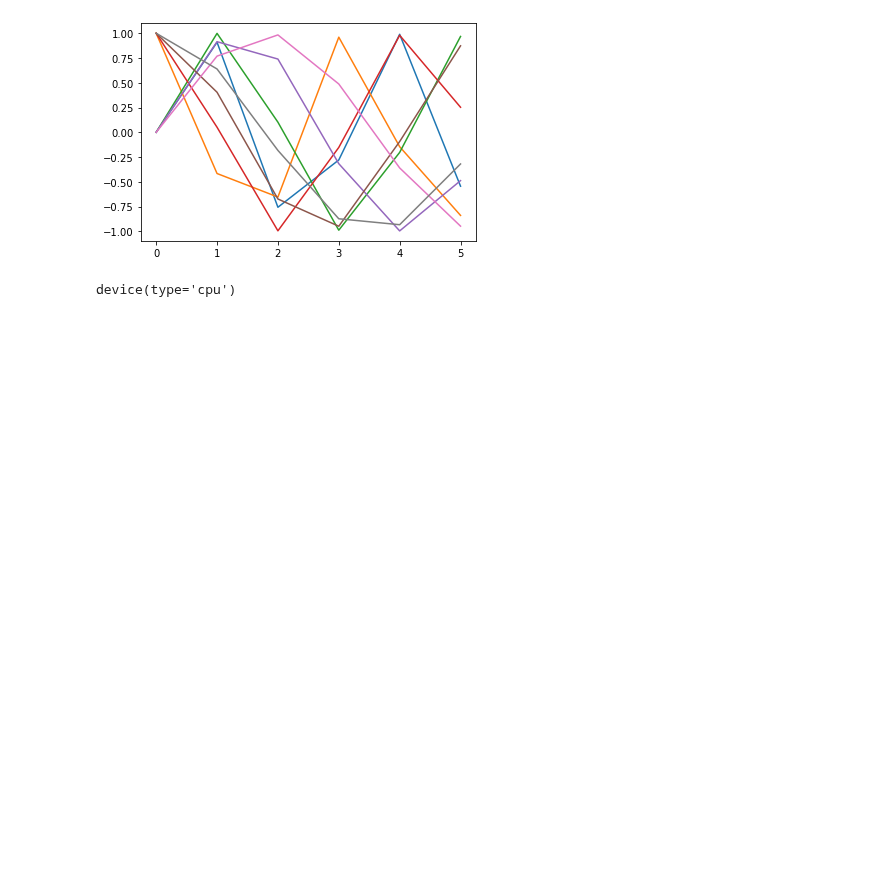
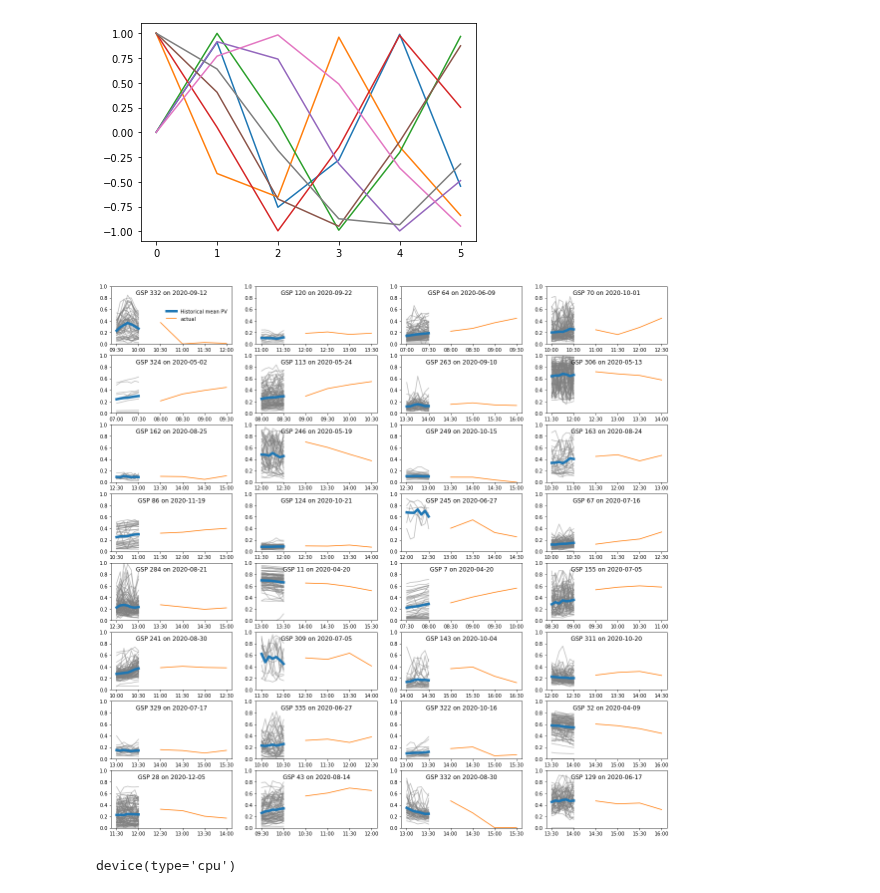
Before and after one commit to openclimatefix/predict_pv_yield, a Jupyter notebook: notebooks/50.5_optical_flow_predictions_into_perceiver.ipynb, the cells around one changed output. Saved outputs shown, nothing was run; the diff lists cells and outputs as text; code cells hidden in the pictures; blank space fills up the shorter version.

Commit message:
improve timeseries plots during training

```diff
--- a/notebooks/50.5_optical_flow_predictions_into_perceiver.ipynb
+++ b/notebooks/50.5_optical_flow_predictions_into_perceiver.ipynb
@@ -222,8 +222,8 @@ class SimpleNowcastingDataset(data.Dataset):
             data_from_all_sources[data_source_name] = torch.from_numpy(data.values)
 
         # Datetime features.
-        datetime_features = create_datetime_features(t0_datetimes)
-        for feature_name, feature_values in datetime_features.items():
+        t0_datetime_features = create_datetime_features(t0_datetimes)
+        for feature_name, feature_values in t0_datetime_features.items():
             data_from_all_sources[feature_name] = torch.from_numpy(feature_values)
 
         # Check for NaNs
@@ -285,5 +285,3 @@ CHANNEL_I = 7
 plot_imagery(batch["satellite"], example_i=EXAMPLE_I, channel_i=CHANNEL_I);
 # %% [output]
 [figure]
-# %%
-t0_datetimes = pd.to_datetime(batch["datetime_UNIX_epoch"].numpy(), unit="s")
@@ -292,30 +287,0 @@ EXAMPLE_I = 22
-# %%
-fig, ax = plt.subplots(figsize=(20, 10))
-
-t0_datetime = t0_datetimes[EXAMPLE_I]
-
-# Plot historical PV
-historical_pv_datetimes = pd.date_range(t0_datetime - pd.Timedelta("30 minutes"), periods=7, freq="5 min")
-ax.plot(
-    historical_pv_datetimes,
-    batch["pv"][EXAMPLE_I],
-    color="grey",
-    alpha=0.5
-)
-ax.plot(
-    historical_pv_datetimes,
-    batch["pv"].nanmean(dim=2)[EXAMPLE_I],
-    label="Historical mean PV",
-    linewidth=5
-)
-
-# Plot GSP PV for forecast
-forecast_datetimes = pd.date_range(t0_datetime + pd.Timedelta("30 minutes"), periods=4, freq="30 min")
-ax.plot(forecast_datetimes, batch["gsp"][EXAMPLE_I], label="GSP PV over forecast horizon")
-
-ax.legend()
-ax.set_ylabel("PV yield")
-ax.set_xlabel("time")
-ax.set_title("Historical mean PV and GSP PV on " + t0_datetime.strftime("%Y-%m-%d"))
-ax.xaxis.set_major_formatter(mdates.DateFormatter("%H:%M"))
-ax.set_ylim(0, 1);
@@ -326,7 +290,7 @@ ax.set_ylim(0, 1);
 # %%
 dataloader_kwargs = dict(
     batch_size=None,
-    num_workers=12,
+    num_workers=8,
     pin_memory=True,
 )
 # %%
@@ -434,4 +422,8 @@ def plot_timeseries(actual: torch.Tensor, predicted: torch.Tensor, gsp_id: torch
     return fig
+# %%
+plot_timeseries(batch=batch);
+# %% [output]
+[figure, added]
 # %%
 N_GSPs = 350
 
```
Also changed, not shown: parts of 11 cells of this notebook.
